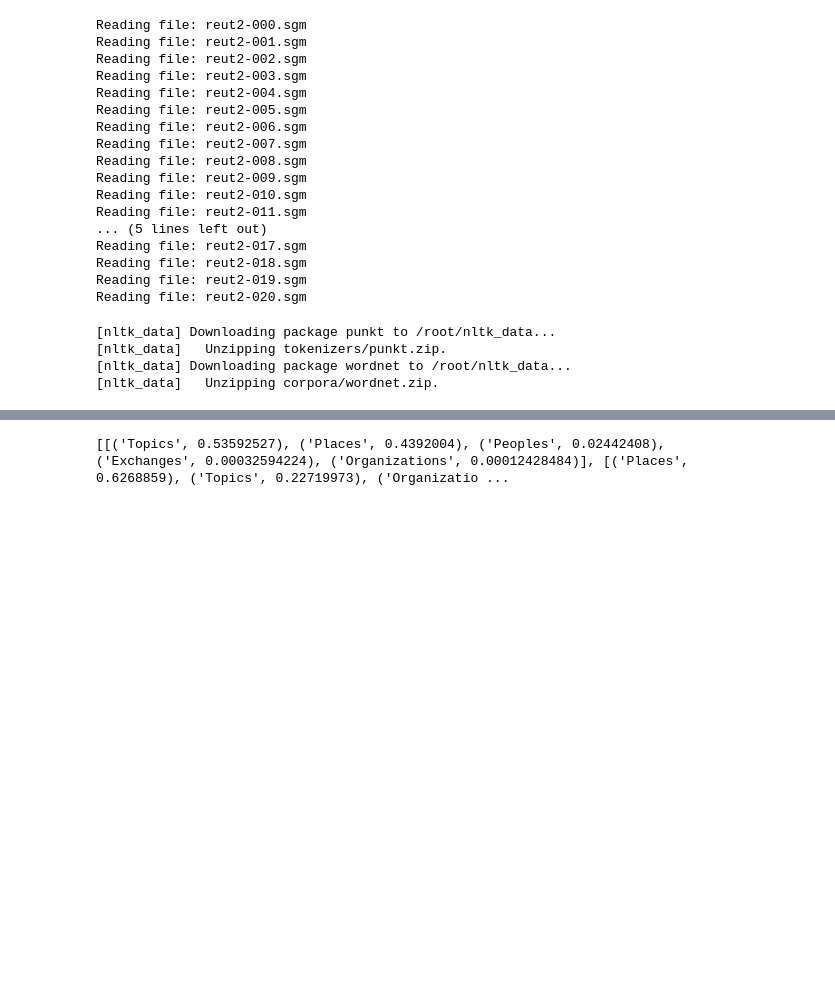
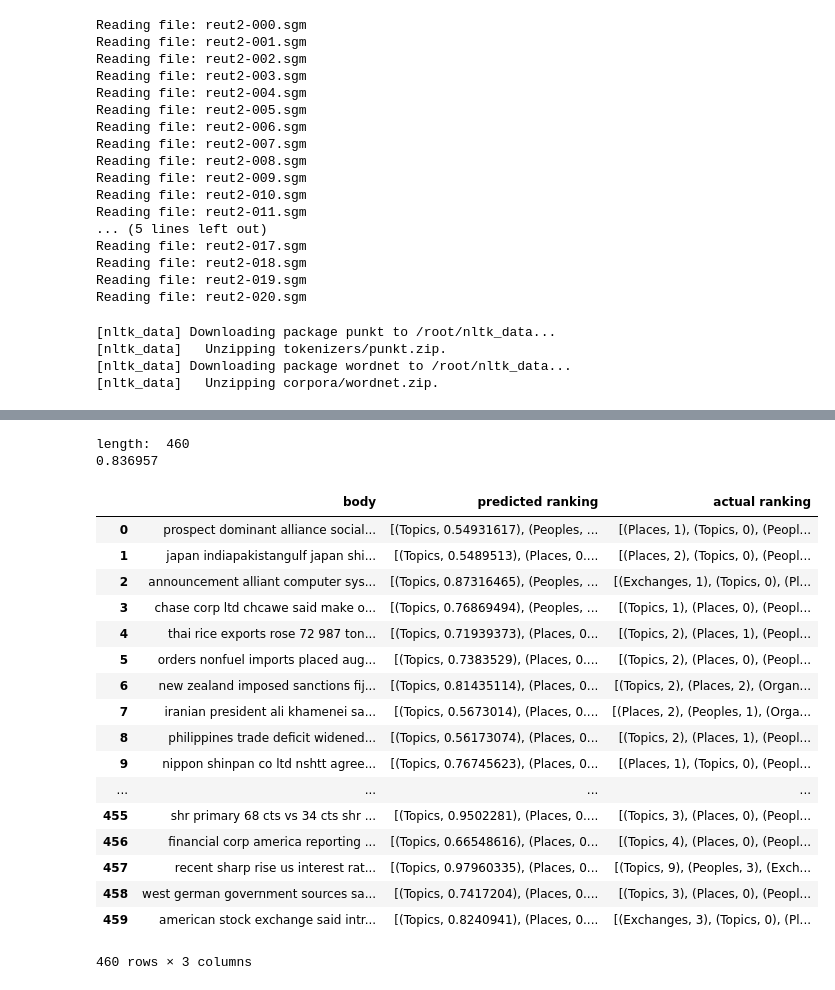
Before and after one commit to 20188202010/SMAI, a Jupyter notebook: Category_ranking_keras_nn.ipynb, the cells around one changed output, grey strips where cells are left out. Saved outputs shown, nothing was run; the diff lists cells and outputs as text; code cells hidden in the pictures; blank space fills up the shorter version.

Commit message:
Updated Knn with labels displayed in output format

```diff
--- a/Category_ranking_keras_nn.ipynb
+++ b/Category_ranking_keras_nn.ipynb
@@ -249,4 +240,4 @@ Epoch 5/5
 <keras.callbacks.History at 0x...>
 # %%
-test_document_X, test_document_Y = readFiles(test_data=True)
-# print(len(test_document_X))
+test_document_X = readFiles(test_data=True)
+print(len(test_document_X))
@@ -253,4 +246,5 @@ test_document_X, test_document_Y = readFiles(test_data=True)
 # %%
 test_total_X,test_encoded_X= create_x_matrix(test_document_X)
+ground_truth_list = makeOneHotEncoding(test_total_X)
 y = nn.predict(test_encoded_X)
-# print (y)
+print (y)
@@ -257,3 +259,26 @@ y = nn.predict(test_encoded_X)
+# %%
+def permissible(x, y):
+  if (abs(x-y)) < 2:
+    return True
+  else:
+    return False
+
+def accuracy(predicted,actual):
+    tp=0
+    fp = 0
+    tp_list = []
+    length = len(actual)
+    print("length: ",length)
+    for one_doc_idx in range(length):
+        if permissible(predicted[one_doc_idx][0],actual[one_doc_idx][0]) and permissible(predicted[one_doc_idx][1],actual[one_doc_idx][1])\
+          and permissible(predicted[one_doc_idx][2],actual[one_doc_idx][2]) and permissible(predicted[one_doc_idx][3],actual[one_doc_idx][3]):
+            tp+=1
+            x = tp
+        else:
+          fp = 0
+          x = fp
+        tp_list.append(x)
+    return tp/float(length), tp_list
 # %%
 def getRankedOutput2(predicted_y):
     all_sorted_x = []
@@ -263,7 +288,37 @@ def getRankedOutput2(predicted_y):
         all_sorted_x.append(sorted_x)
     return all_sorted_x
 
-ranked_output = getRankedOutput2(y)
-print((ranked_output))
+acc, tpl = accuracy(y.tolist(), ground_truth_list)
+print ("%f"%acc)
+predicted_ranked_output = getRankedOutput2(y)
+actual_ranked_output=getRankedOutput2(np.array(ground_truth_list))
 # %% [output]
-[[('Topics', 0.53592527), ('Places', 0.4392004), ('Peoples', 0.02442408), ('Exchanges', 0.00032594224), ('Organizations', 0.00012428484)], [('Places', 0.6268859), ('Topics', 0.22719973), ('Organizatio ...
+length:  460
+0.836957
+# %%
+my_df  = pd.DataFrame(columns = ['body', 'predicted ranking', 'actual ranking', '_'])
+my_df['body'] = test_total_X
+my_df['predicted ranking'] = predicted_ranked_output
+my_df['actual ranking'] = actual_ranked_output
+my_df['_'] = tpl
+my_df = my_df.sort_values(by='_', ascending=False).reset_index(drop=True)
+my_df[['body', 'predicted ranking', 'actual ranking']]
+# %% [output]
+|  | body | predicted ranking | actual ranking |
+| 0 | prospect dominant alliance social... | [(Topics, 0.54931617), (Peoples, ... | [(Places, 1), (Topics, 0), (Peopl... |
+| 1 | japan indiapakistangulf japan shi... | [(Topics, 0.5489513), (Places, 0.... | [(Places, 2), (Topics, 0), (Peopl... |
+| 2 | announcement alliant computer sys... | [(Topics, 0.87316465), (Peoples, ... | [(Exchanges, 1), (Topics, 0), (Pl... |
+| 3 | chase corp ltd chcawe said make o... | [(Topics, 0.76869494), (Peoples, ... | [(Topics, 1), (Places, 0), (Peopl... |
+| 4 | thai rice exports rose 72 987 ton... | [(Topics, 0.71939373), (Places, 0... | [(Topics, 2), (Places, 1), (Peopl... |
+| 5 | orders nonfuel imports placed aug... | [(Topics, 0.7383529), (Places, 0.... | [(Topics, 2), (Places, 0), (Peopl... |
+| 6 | new zealand imposed sanctions fij... | [(Topics, 0.81435114), (Places, 0... | [(Topics, 2), (Places, 2), (Organ... |
+| 7 | iranian president ali khamenei sa... | [(Topics, 0.5673014), (Places, 0.... | [(Places, 2), (Peoples, 1), (Orga... |
+| 8 | philippines trade deficit widened... | [(Topics, 0.56173074), (Places, 0... | [(Topics, 2), (Places, 1), (Peopl... |
+| 9 | nippon shinpan co ltd nshtt agree... | [(Topics, 0.76745623), (Places, 0... | [(Places, 1), (Topics, 0), (Peopl... |
+| ... | ... | ... | ... |
+| 455 | shr primary 68 cts vs 34 cts shr ... | [(Topics, 0.9502281), (Places, 0.... | [(Topics, 3), (Places, 0), (Peopl... |
+| 456 | financial corp america reporting ... | [(Topics, 0.66548616), (Places, 0... | [(Topics, 4), (Places, 0), (Peopl... |
+| 457 | recent sharp rise us interest rat... | [(Topics, 0.97960335), (Places, 0... | [(Topics, 9), (Peoples, 3), (Exch... |
+| 458 | west german government sources sa... | [(Topics, 0.7417204), (Places, 0.... | [(Topics, 3), (Places, 0), (Peopl... |
+| 459 | american stock exchange said intr... | [(Topics, 0.8240941), (Places, 0.... | [(Exchanges, 3), (Topics, 0), (Pl... |
+460 rows × 3 columns
```
Also changed, not shown: parts of 10 cells of this notebook, 1 other file.
